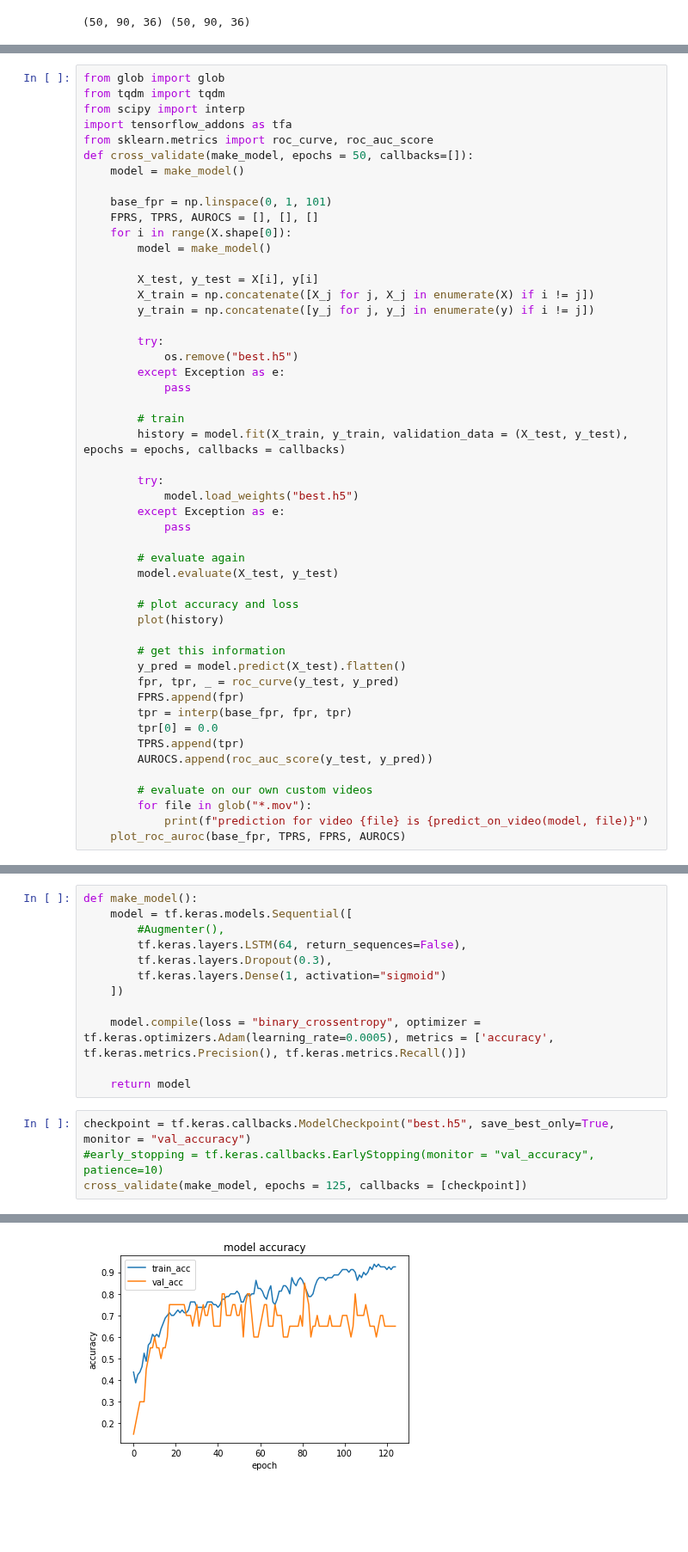
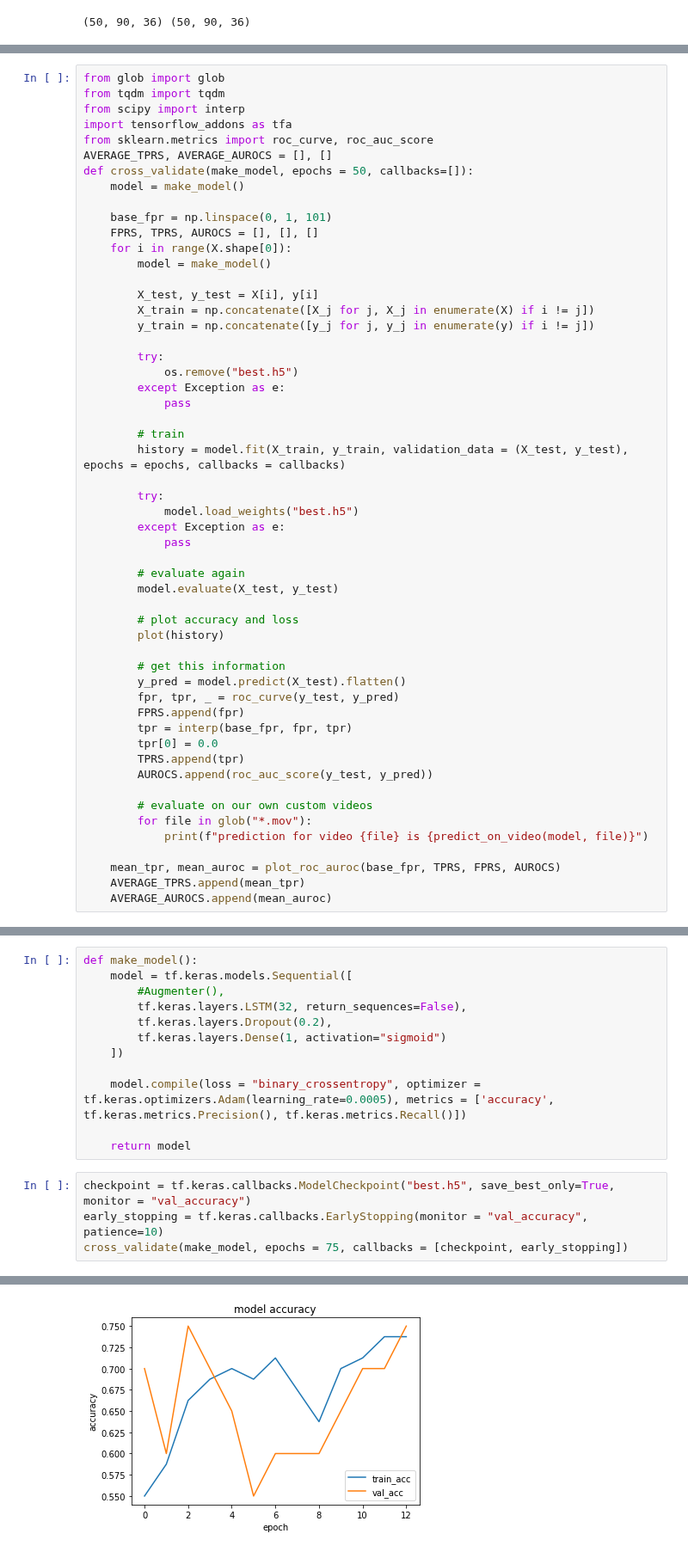
Before and after one commit to anish-lakkapragada/Hand-Classification-For-Autism-Diagnosis, a Jupyter notebook: six_point_detection.ipynb, the cells around one changed output, grey strips where cells are left out. Shown at 86% size. Cells and saved outputs as stored; diff of their text form; blank space fills up the shorter version.

```diff
--- a/six_point_detection.ipynb
+++ b/six_point_detection.ipynb
@@ -412,6 +450,7 @@ from tqdm import tqdm
 from scipy import interp
 import tensorflow_addons as tfa
 from sklearn.metrics import roc_curve, roc_auc_score
+AVERAGE_TPRS, AVERAGE_AUROCS = [], []
 def cross_validate(make_model, epochs = 50, callbacks=[]):
     model = make_model()
 
@@ -455,7 +494,10 @@ def cross_validate(make_model, epochs = 50, callbacks=[]):
         # evaluate on our own custom videos
         for file in glob("*.mov"):
             print(f"prediction for video {file} is {predict_on_video(model, file)}")
-    plot_roc_auroc(base_fpr, TPRS, FPRS, AUROCS)
+
+    mean_tpr, mean_auroc = plot_roc_auroc(base_fpr, TPRS, FPRS, AUROCS)
+    AVERAGE_TPRS.append(mean_tpr)
+    AVERAGE_AUROCS.append(mean_auroc)
 # %%
 import random
 def shuffle(X, y, seed = None):
@@ -478,8 +520,8 @@ using seed 77
 def make_model():
     model = tf.keras.models.Sequential([
         #Augmenter(),
-        tf.keras.layers.LSTM(64, return_sequences=False),
-        tf.keras.layers.Dropout(0.3),
+        tf.keras.layers.LSTM(32, return_sequences=False),
+        tf.keras.layers.Dropout(0.2),
         tf.keras.layers.Dense(1, activation="sigmoid")
     ])
 
@@ -488,6 +530,6 @@ def make_model():
     return model
 # %%
 checkpoint = tf.keras.callbacks.ModelCheckpoint("best.h5", save_best_only=True, monitor = "val_accuracy")
-#early_stopping = tf.keras.callbacks.EarlyStopping(monitor = "val_accuracy", patience=10)
-cross_validate(make_model, epochs = 125, callbacks = [checkpoint])
+early_stopping = tf.keras.callbacks.EarlyStopping(monitor = "val_accuracy", patience=10)
+cross_validate(make_model, epochs = 75, callbacks = [checkpoint, early_stopping])
 # %% [output]
@@ -511 +553 @@ Epoch 125/125
-[figure, old version]
+[figure, new version]
```
Also changed, not shown: parts of 4 cells of this notebook, 7 other files.
